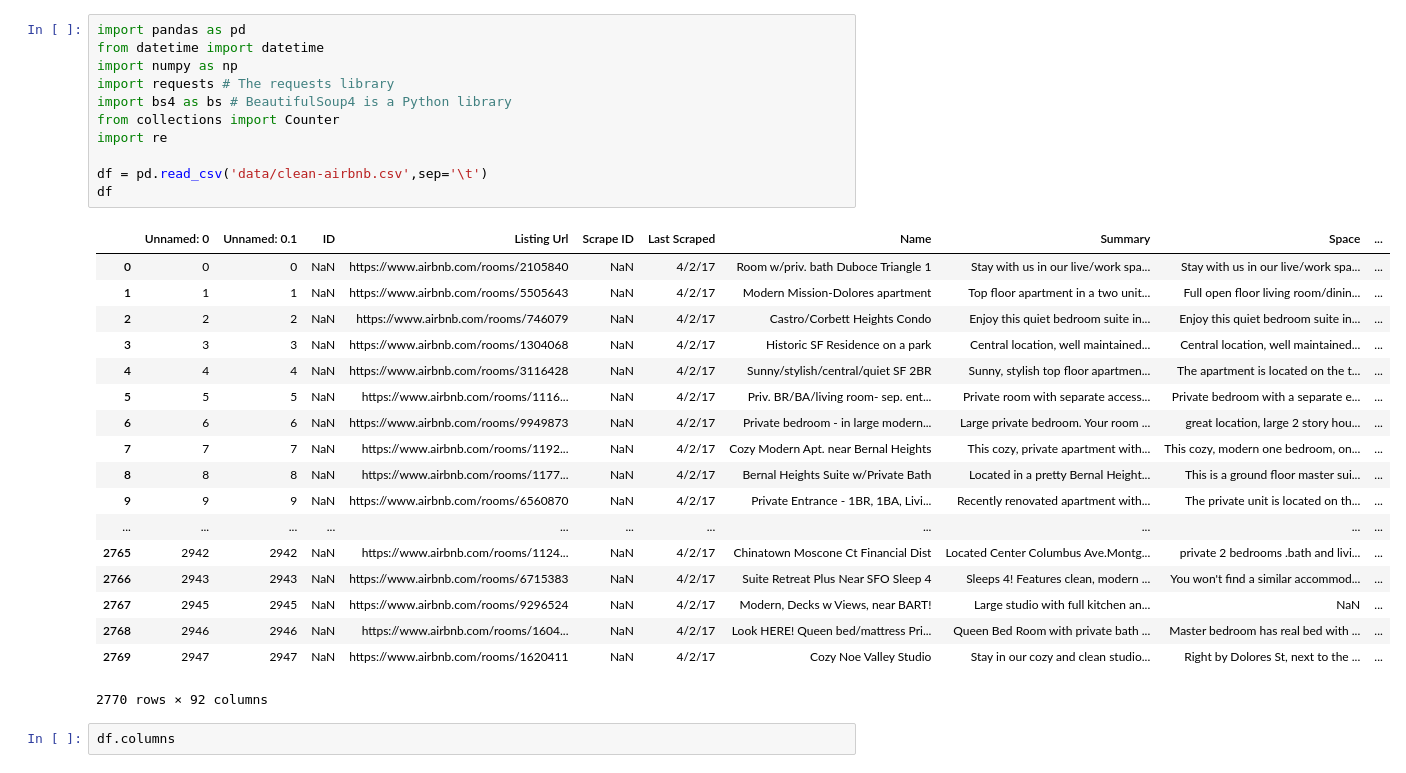
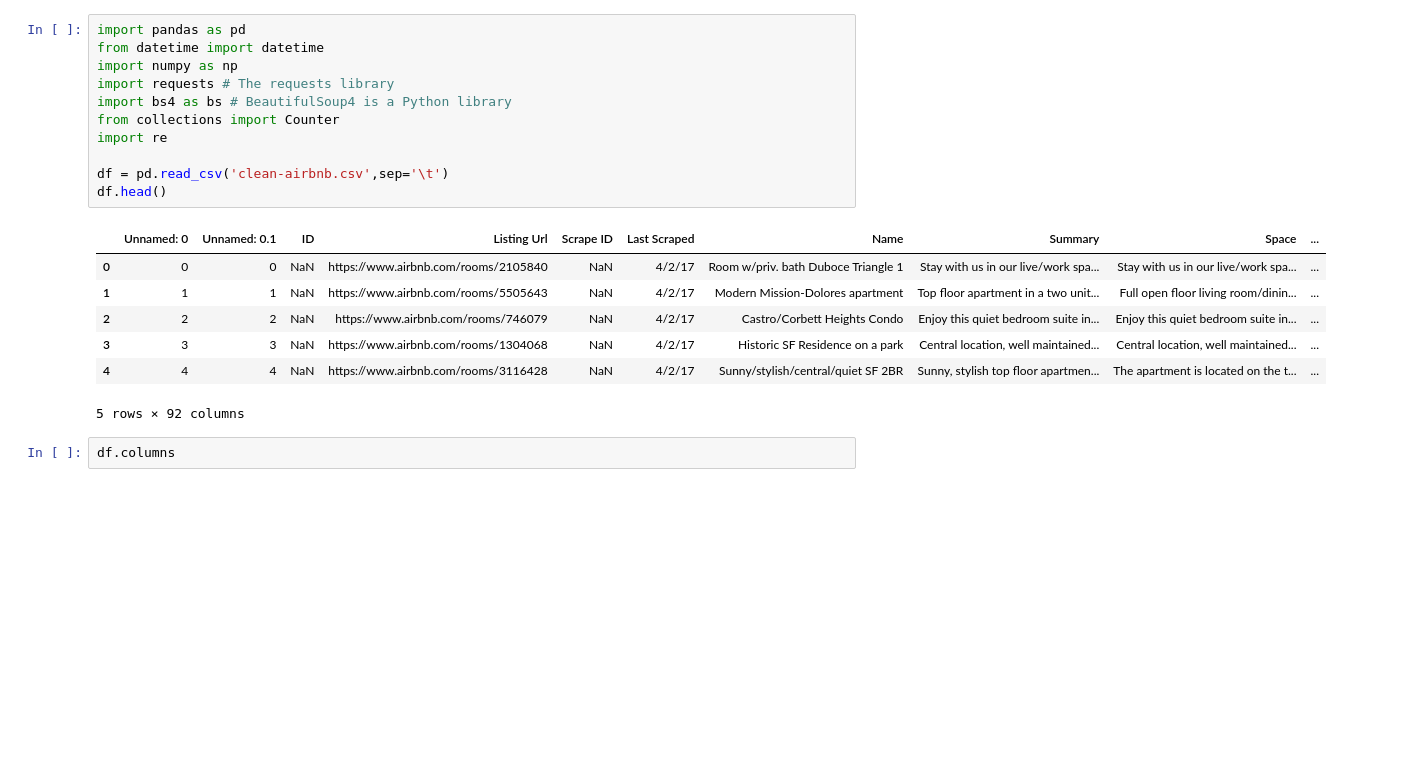
Before and after one commit to yemilyou/airbnb-price, a Jupyter notebook: 3._Data_Processing_.ipynb, the cells around one changed output. Cells and saved outputs as stored; diff of their text form; blank space fills up the shorter version.

```diff
--- a/3._Data_Processing_.ipynb
+++ b/3._Data_Processing_.ipynb
@@ -1,33 +1,22 @@
 # %%
 import pandas as pd
 from datetime import datetime
 import numpy as np
 import requests # The requests library
 import bs4 as bs # BeautifulSoup4 is a Python library
 from collections import Counter
 import re
 
-df = pd.read_csv('data/clean-airbnb.csv',sep='\t')
-df
+df = pd.read_csv('clean-airbnb.csv',sep='\t')
+df.head()
 # %% [output]
 |  | Unnamed: 0 | Unnamed: 0.1 | ID | Listing Url | Scrape ID | Last Scraped | Name | Summary | Space | ... |
 | 0 | 0 | 0 | NaN | https://www.airbnb.com/rooms/2105840 | NaN | 4/2/17 | Room w/priv. bath Duboce Triangle 1 | Stay with us in our live/work spa... | Stay with us in our live/work spa... | ... |
 | 1 | 1 | 1 | NaN | https://www.airbnb.com/rooms/5505643 | NaN | 4/2/17 | Modern Mission-Dolores apartment | Top floor apartment in a two unit... | Full open floor living room/dinin... | ... |
 | 2 | 2 | 2 | NaN | https://www.airbnb.com/rooms/746079 | NaN | 4/2/17 | Castro/Corbett Heights Condo | Enjoy this quiet bedroom suite in... | Enjoy this quiet bedroom suite in... | ... |
 | 3 | 3 | 3 | NaN | https://www.airbnb.com/rooms/1304068 | NaN | 4/2/17 | Historic SF Residence on a park | Central location, well maintained... | Central location, well maintained... | ... |
 | 4 | 4 | 4 | NaN | https://www.airbnb.com/rooms/3116428 | NaN | 4/2/17 | Sunny/stylish/central/quiet SF 2BR | Sunny, stylish top floor apartmen... | The apartment is located on the t... | ... |
-| 5 | 5 | 5 | NaN | https://www.airbnb.com/rooms/1116... | NaN | 4/2/17 | Priv. BR/BA/living room- sep. ent... | Private room with separate access... | Private bedroom with a separate e... | ... |
-| 6 | 6 | 6 | NaN | https://www.airbnb.com/rooms/9949873 | NaN | 4/2/17 | Private bedroom - in large modern... | Large private bedroom. Your room ... | great location, large 2 story hou... | ... |
-| 7 | 7 | 7 | NaN | https://www.airbnb.com/rooms/1192... | NaN | 4/2/17 | Cozy Modern Apt. near Bernal Heights | This cozy, private apartment with... | This cozy, modern one bedroom, on... | ... |
-| 8 | 8 | 8 | NaN | https://www.airbnb.com/rooms/1177... | NaN | 4/2/17 | Bernal Heights Suite w/Private Bath | Located in a pretty Bernal Height... | This is a ground floor master sui... | ... |
-| 9 | 9 | 9 | NaN | https://www.airbnb.com/rooms/6560870 | NaN | 4/2/17 | Private Entrance - 1BR, 1BA, Livi... | Recently renovated apartment with... | The private unit is located on th... | ... |
-| ... | ... | ... | ... | ... | ... | ... | ... | ... | ... | ... |
-| 2765 | 2942 | 2942 | NaN | https://www.airbnb.com/rooms/1124... | NaN | 4/2/17 | Chinatown Moscone Ct Financial Dist | Located Center Columbus Ave.Montg... | private 2 bedrooms .bath and livi... | ... |
-| 2766 | 2943 | 2943 | NaN | https://www.airbnb.com/rooms/6715383 | NaN | 4/2/17 | Suite Retreat Plus Near SFO Sleep 4 | Sleeps 4! Features clean, modern ... | You won't find a similar accommod... | ... |
-| 2767 | 2945 | 2945 | NaN | https://www.airbnb.com/rooms/9296524 | NaN | 4/2/17 | Modern, Decks w Views, near BART! | Large studio with full kitchen an... | NaN | ... |
-| 2768 | 2946 | 2946 | NaN | https://www.airbnb.com/rooms/1604... | NaN | 4/2/17 | Look HERE! Queen bed/mattress Pri... | Queen Bed Room with private bath ... | Master bedroom has real bed with ... | ... |
-| 2769 | 2947 | 2947 | NaN | https://www.airbnb.com/rooms/1620411 | NaN | 4/2/17 | Cozy Noe Valley Studio | Stay in our cozy and clean studio... | Right by Dolores St, next to the ... | ... |
-2770 rows × 92 columns
+5 rows × 92 columns
 # %%
 df.columns
 # %% [output]
```
Also changed, not shown: parts of 6 cells of this notebook, 1 other file.
